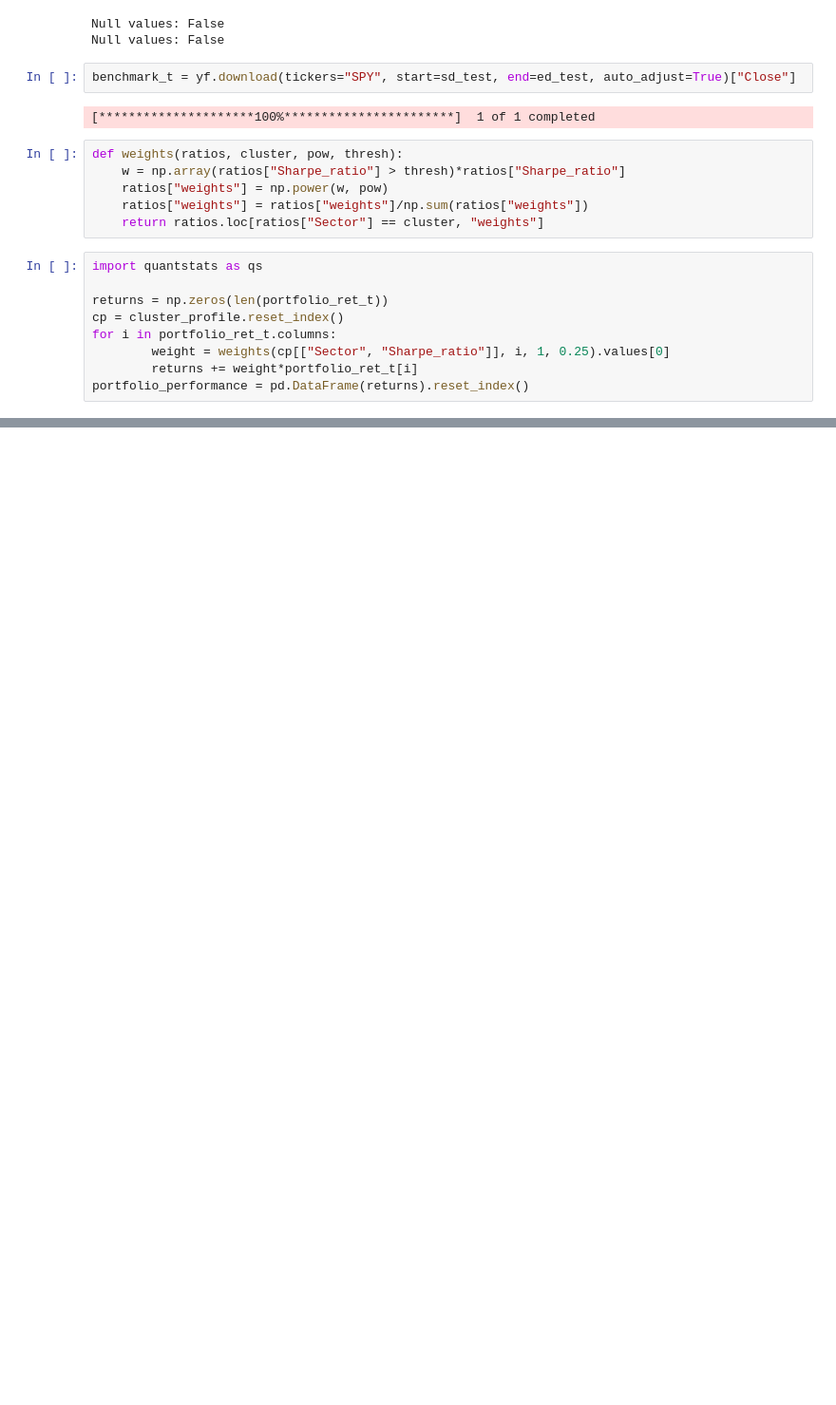
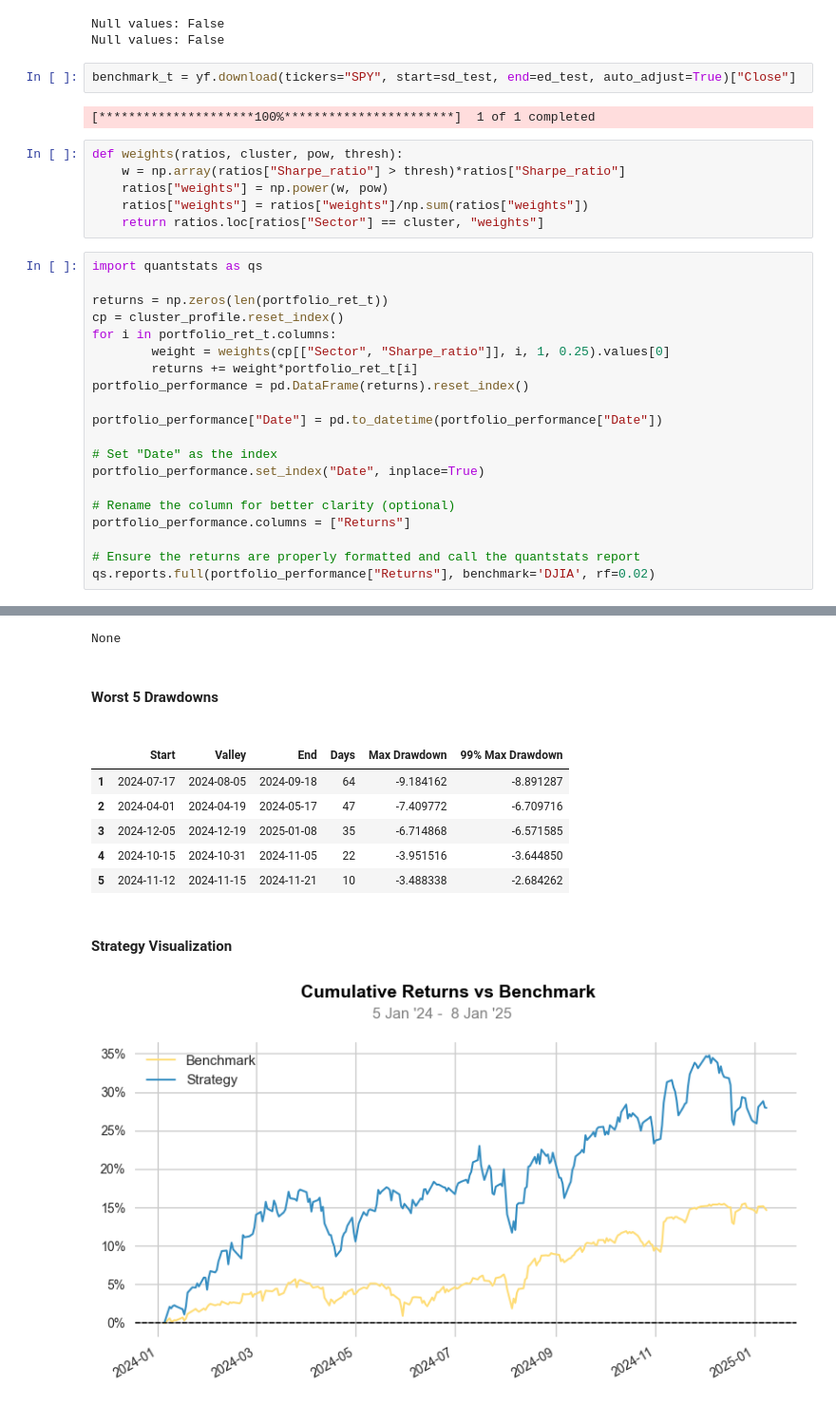
Before and after one commit to mitchchessnoob/portfolio_optimization, a Jupyter notebook: analysis/basic_kmeans.ipynb, the cells around one changed output, grey strips where cells are left out. Shown at 95% size. Saved outputs shown, nothing was run; the diff lists cells and outputs as text; blank space fills up the shorter version.

```diff
--- a/analysis/basic_kmeans.ipynb
+++ b/analysis/basic_kmeans.ipynb
@@ -211,4 +227,15 @@ for i in portfolio_ret_t.columns:
         weight = weights(cp[["Sector", "Sharpe_ratio"]], i, 1, 0.25).values[0]
         returns += weight*portfolio_ret_t[i]
 portfolio_performance = pd.DataFrame(returns).reset_index()
+
+portfolio_performance["Date"] = pd.to_datetime(portfolio_performance["Date"])
+
+# Set "Date" as the index
+portfolio_performance.set_index("Date", inplace=True)
+
+# Rename the column for better clarity (optional)
+portfolio_performance.columns = ["Returns"]
+
+# Ensure the returns are properly formatted and call the quantstats report
+qs.reports.full(portfolio_performance["Returns"], benchmark='DJIA', rf=0.02)
 # %% [output]
@@ -220,0 +260,10 @@ portfolio_performance = pd.DataFrame(returns).reset_index()
+None
+Worst 5 Drawdowns
+|  | Start | Valley | End | Days | Max Drawdown | 99% Max Drawdown |
+| 1 | 2024-07-17 | 2024-08-05 | 2024-09-18 | 64 | -9.184162 | -8.891287 |
+| 2 | 2024-04-01 | 2024-04-19 | 2024-05-17 | 47 | -7.409772 | -6.709716 |
+| 3 | 2024-12-05 | 2024-12-19 | 2025-01-08 | 35 | -6.714868 | -6.571585 |
+| 4 | 2024-10-15 | 2024-10-31 | 2024-11-05 | 22 | -3.951516 | -3.644850 |
+| 5 | 2024-11-12 | 2024-11-15 | 2024-11-21 | 10 | -3.488338 | -2.684262 |
+Strategy Visualization
+[figure, added]
```
Also changed, not shown: parts of 15 cells of this notebook.
